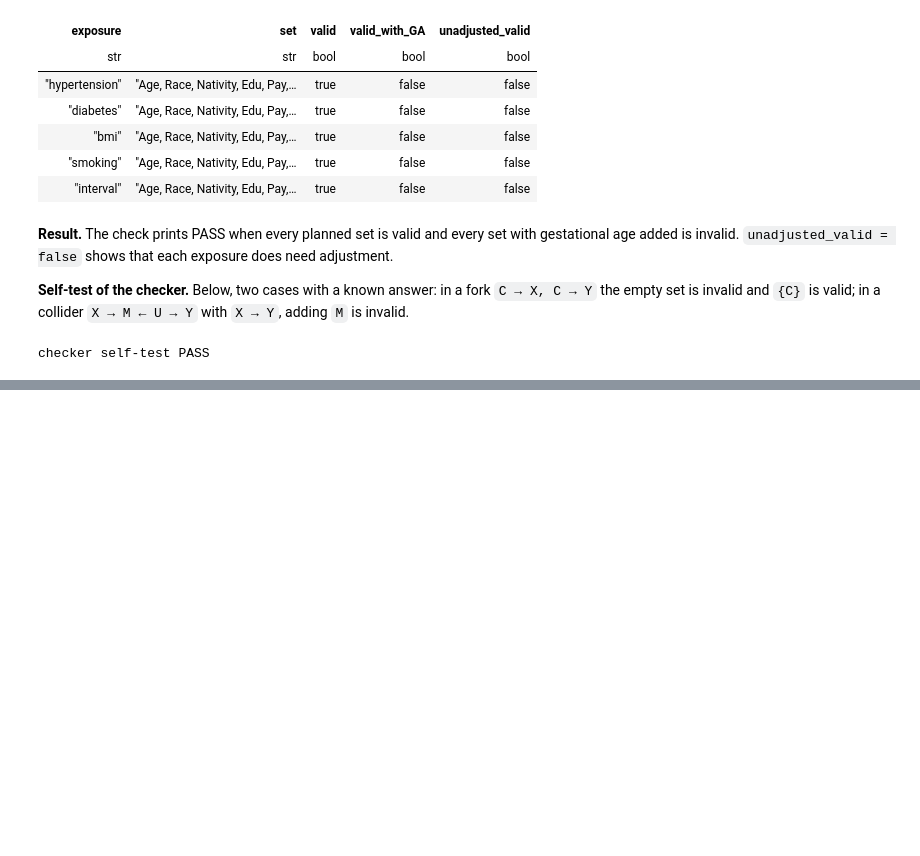
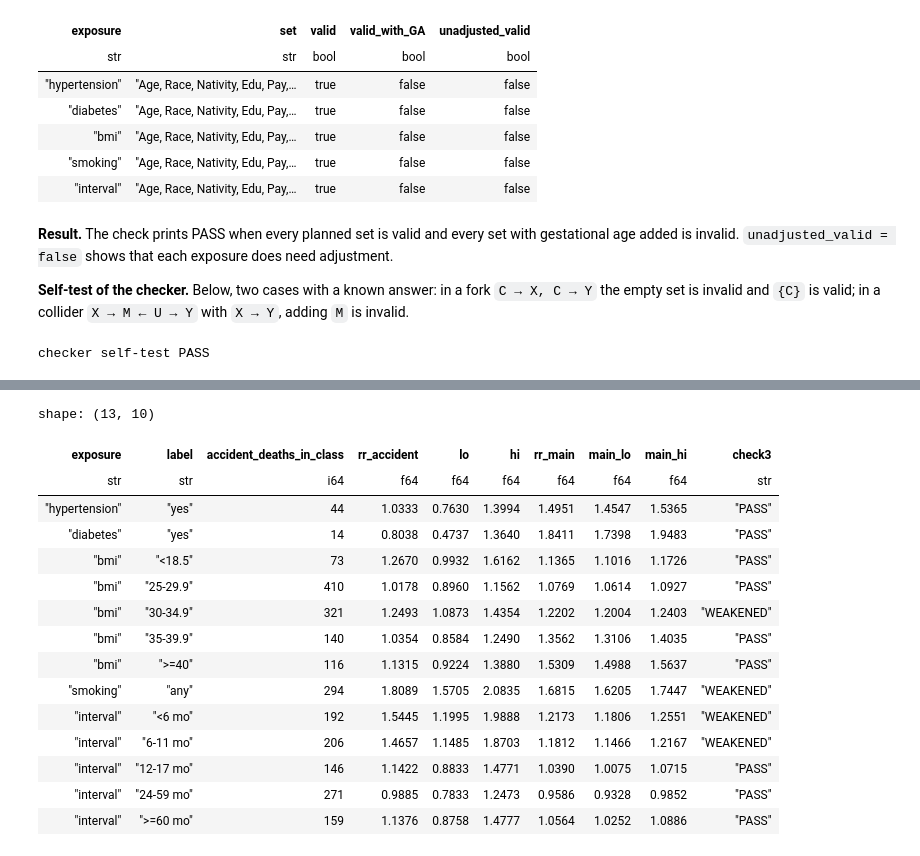
Before and after one commit to ShakulovElzar/infant-mortality-thesis, a Jupyter notebook: InfantMortalityThesis/notebooks/04_association.ipynb, the cells around one changed output, grey strips where cells are left out. Saved outputs shown, nothing was run; the diff lists cells and outputs as text; code cells hidden in the pictures; blank space fills up the shorter version.

```diff
--- a/InfantMortalityThesis/notebooks/04_association.ipynb
+++ b/InfantMortalityThesis/notebooks/04_association.ipynb
@@ -269,0 +502,16 @@ checker self-test PASS
+# %%
+ITEMS = ["age", "race", "nat", "edu", "pay", "par", "smoke", "bmi", "htn", "dm", "ppb", "priorloss", "priordead"]
+q = " UNION ALL ".join(
+    f"""SELECT '{c}' AS item, ({c} IS NULL) AS missing, COUNT(*) AS births, SUM(d1)::BIGINT AS deaths FROM '{BIRTHS}' GROUP BY 2"""
+    for c in ITEMS)
+q += f""" UNION ALL SELECT 'interval' AS item, (ipi IS NULL) AS missing, COUNT(*), SUM(d1)::BIGINT FROM '{BIRTHS}'
+          WHERE ilp_status IN (1, 2) GROUP BY 2"""
+m = duckdb.sql(q).pl().with_columns(rate=1000 * pl.col("deaths") / pl.col("births"))
+miss = (m.filter(~pl.col("missing")).select("item", pl.col("births").alias("births_with"), pl.col("rate").alias("rate_with"))
+        .join(m.filter(pl.col("missing")).select("item", pl.col("births").alias("births_missing"), pl.col("rate").alias("rate_missing")),
+              on="item", how="left")
+        .with_columns(pct_missing=100 * pl.col("births_missing") / (pl.col("births_with") + pl.col("births_missing")),
+                      relative_diff=(pl.col("rate_missing") / pl.col("rate_with") - 1))
+        .with_columns(triggers_mi=pl.col("relative_diff").abs() > 0.20))
+miss.write_csv(REPORTS / "part2_missing_check.csv")
+miss.sort("pct_missing", descending=True)
@@ -269,0 +839,38 @@ checker self-test PASS
+# %%
+nc = []
+for e in EXPOSURES:
+    g = patterns(e, by_cohort=True).with_columns(race=pl.when(pl.col("race").is_in([3, 5, 6])).then(9).otherwise(pl.col("race")))
+    g = g.group_by(["cohort", e.col] + e.confounders).agg(pl.col("n", "dacc").sum())
+    cols = [e.col] + e.confounders + ["cohort"]
+    X, names = design({c: g[c].to_numpy() for c in cols}, cols, REF)
+    res = fit(X, g["n"].to_numpy(), g["dacc"].to_numpy())
+    for k, label in e.labels.items():
+        if f"{e.col}={k}" not in names:
+            continue
+        r = rr(res, names, f"{e.col}={k}")
+        m = res_main.filter((pl.col("exposure") == e.name) & (pl.col("outcome") == "infant") & (pl.col("label") == label)).row(0, named=True)
+        excl = not (r["rr_lo"] <= 1 <= r["rr_hi"])
+        overlap = r["rr_lo"] <= m["rr_hi"] and m["rr_lo"] <= r["rr_hi"]
+        nc.append({"exposure": e.name, "label": label, "accident_deaths_in_class": int(g.filter(pl.col(e.col) == k)["dacc"].sum()),
+                   "rr_accident": r["rr"], "lo": r["rr_lo"], "hi": r["rr_hi"], "rr_main": m["rr"], "main_lo": m["rr_lo"], "main_hi": m["rr_hi"],
+                   "check3": "WEAKENED" if (excl and overlap) else "PASS"})
+nc = pl.DataFrame(nc)
+nc.write_csv(REPORTS / "part2_negative_control.csv")
+nc
+# %% [output]
+shape: (13, 10)
+| exposure | label | accident_deaths_in_class | rr_accident | lo | hi | rr_main | main_lo | main_hi | check3 |
+| str | str | i64 | f64 | f64 | f64 | f64 | f64 | f64 | str |
+| "hypertension" | "yes" | 44 | 1.0333 | 0.7630 | 1.3994 | 1.4951 | 1.4547 | 1.5365 | "PASS" |
+| "diabetes" | "yes" | 14 | 0.8038 | 0.4737 | 1.3640 | 1.8411 | 1.7398 | 1.9483 | "PASS" |
+| "bmi" | "<18.5" | 73 | 1.2670 | 0.9932 | 1.6162 | 1.1365 | 1.1016 | 1.1726 | "PASS" |
+| "bmi" | "25-29.9" | 410 | 1.0178 | 0.8960 | 1.1562 | 1.0769 | 1.0614 | 1.0927 | "PASS" |
+| "bmi" | "30-34.9" | 321 | 1.2493 | 1.0873 | 1.4354 | 1.2202 | 1.2004 | 1.2403 | "WEAKENED" |
+| "bmi" | "35-39.9" | 140 | 1.0354 | 0.8584 | 1.2490 | 1.3562 | 1.3106 | 1.4035 | "PASS" |
+| "bmi" | ">=40" | 116 | 1.1315 | 0.9224 | 1.3880 | 1.5309 | 1.4988 | 1.5637 | "PASS" |
+| "smoking" | "any" | 294 | 1.8089 | 1.5705 | 2.0835 | 1.6815 | 1.6205 | 1.7447 | "WEAKENED" |
+| "interval" | "<6 mo" | 192 | 1.5445 | 1.1995 | 1.9888 | 1.2173 | 1.1806 | 1.2551 | "WEAKENED" |
+| "interval" | "6-11 mo" | 206 | 1.4657 | 1.1485 | 1.8703 | 1.1812 | 1.1466 | 1.2167 | "WEAKENED" |
+| "interval" | "12-17 mo" | 146 | 1.1422 | 0.8833 | 1.4771 | 1.0390 | 1.0075 | 1.0715 | "PASS" |
+| "interval" | "24-59 mo" | 271 | 0.9885 | 0.7833 | 1.2473 | 0.9586 | 0.9328 | 0.9852 | "PASS" |
+| "interval" | ">=60 mo" | 159 | 1.1376 | 0.8758 | 1.4777 | 1.0564 | 1.0252 | 1.0886 | "PASS" |
```
Also changed, not shown: parts of 38 cells of this notebook, 14 other files.
